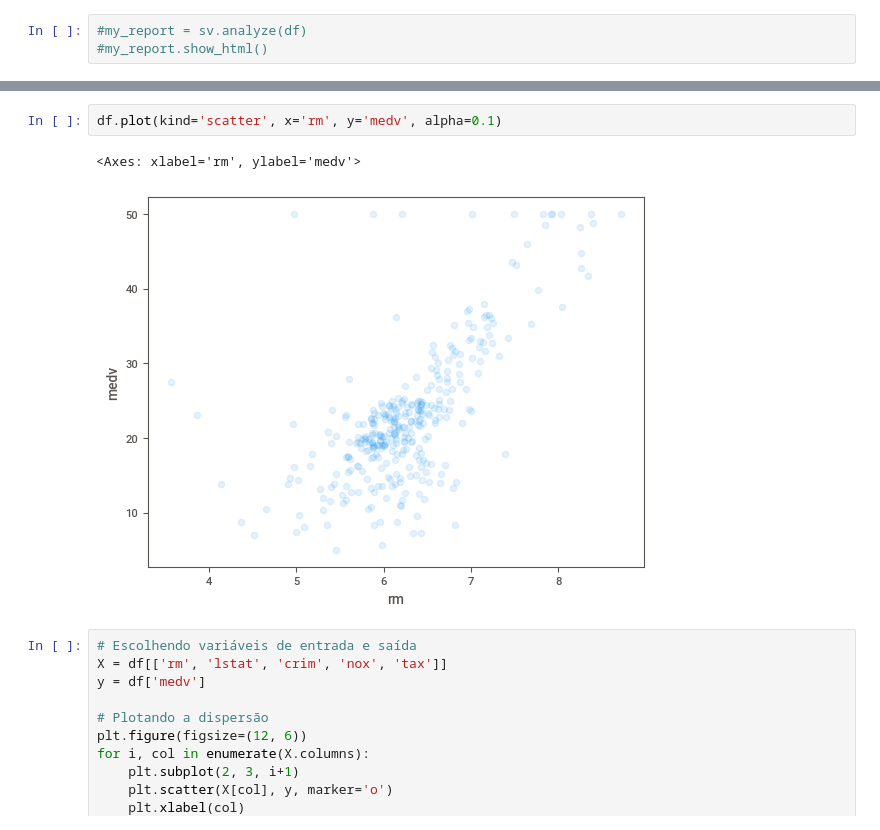
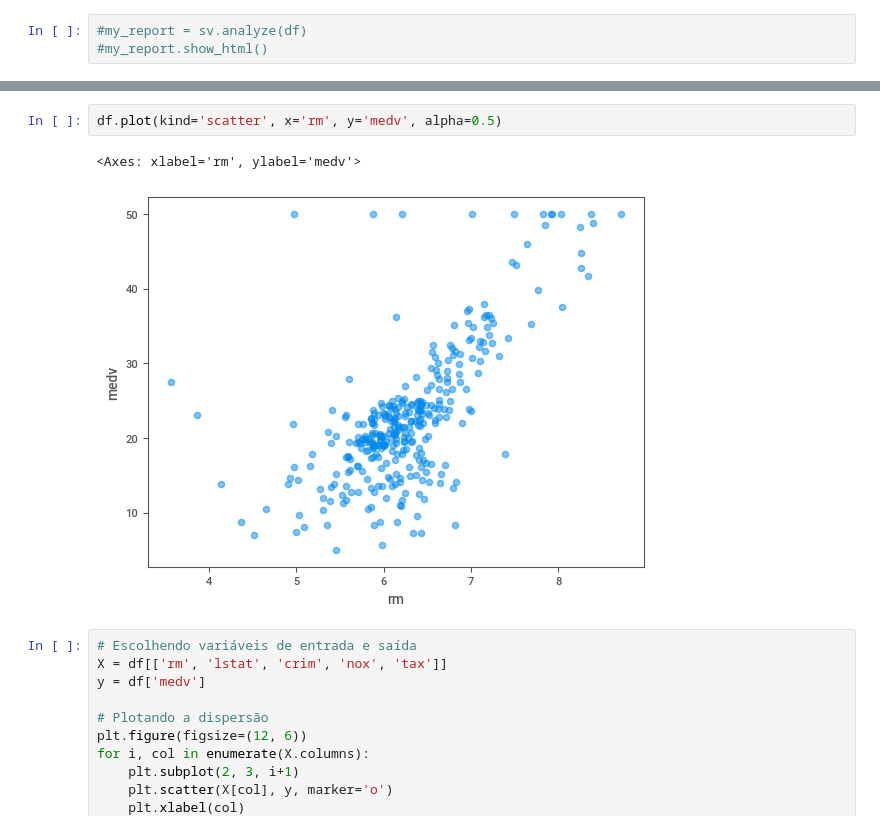
Before and after one commit to periclesbgf/The-Boston-Housing-Dataset, a Jupyter notebook: boston-housing-notebook.ipynb, the cells around one changed output, grey strips where cells are left out. Saved outputs shown, nothing was run; the diff lists cells and outputs as text.

```diff
--- a/boston-housing-notebook.ipynb
+++ b/boston-housing-notebook.ipynb
@@ -167,10 +165,10 @@ ptratio   -0.481376
 lstat     -0.738600
 Name: medv, dtype: float64
 # %%
-df.plot(kind='scatter', x='rm', y='medv', alpha=0.1)
+df.plot(kind='scatter', x='rm', y='medv', alpha=0.5)
 # %% [output]
 <Axes: xlabel='rm', ylabel='medv'>
-[figure, old version]
+[figure, new version]
 # %%
 # Escolhendo variáveis de entrada e saída
 X = df[['rm', 'lstat', 'crim', 'nox', 'tax']]
```
Also changed, not shown: parts of 46 cells of this notebook.
